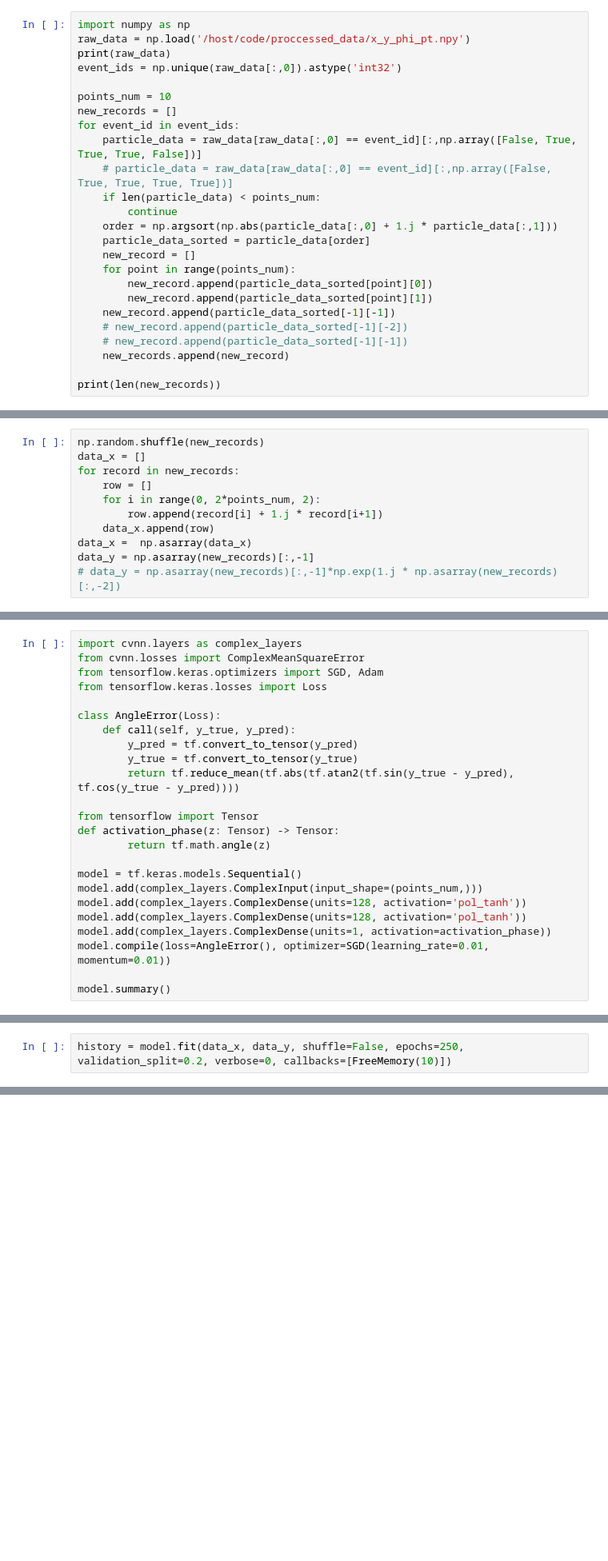
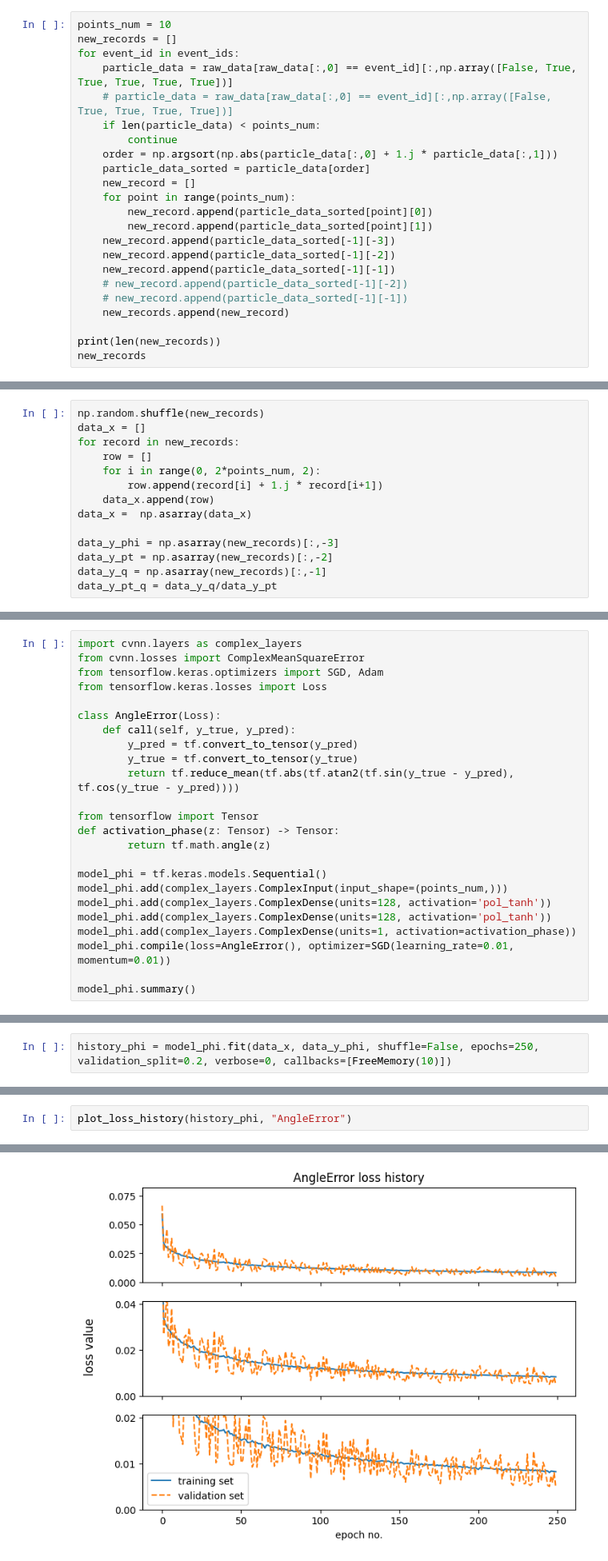
Before and after one commit to P4ndaM1x/engineering-dissertation, a Jupyter notebook: 10points_regression.ipynb, the cells around one changed output, grey strips where cells are left out. Shown at 80% size. Saved outputs shown, nothing was run; the diff lists cells and outputs as text; blank space fills up the shorter version.

Commit message:
data exploration and dockerfile updated

```diff
--- a/10points_regression.ipynb
+++ b/10points_regression.ipynb
@@ -25,13 +38,8 @@ Your kernel may have been built without NUMA support.
 # %%
-import numpy as np
-raw_data = np.load('/host/code/proccessed_data/x_y_phi_pt.npy')
-print(raw_data)
-event_ids = np.unique(raw_data[:,0]).astype('int32')
-
 points_num = 10
 new_records = []
 for event_id in event_ids:
-    particle_data = raw_data[raw_data[:,0] == event_id][:,np.array([False, True, True, True, False])]
+    particle_data = raw_data[raw_data[:,0] == event_id][:,np.array([False, True, True, True, True, True])]
     # particle_data = raw_data[raw_data[:,0] == event_id][:,np.array([False, True, True, True, True])]
     if len(particle_data) < points_num:
         continue
@@ -41,10 +49,13 @@ for event_id in event_ids:
     for point in range(points_num):
         new_record.append(particle_data_sorted[point][0])
         new_record.append(particle_data_sorted[point][1])
+    new_record.append(particle_data_sorted[-1][-3])
+    new_record.append(particle_data_sorted[-1][-2])
     new_record.append(particle_data_sorted[-1][-1])
     # new_record.append(particle_data_sorted[-1][-2])
     # new_record.append(particle_data_sorted[-1][-1])
     new_records.append(new_record)
 
 print(len(new_records))
+new_records
 # %% [output]
@@ -71,5 +86,8 @@ for record in new_records:
         row.append(record[i] + 1.j * record[i+1])
     data_x.append(row)
 data_x =  np.asarray(data_x)
-data_y = np.asarray(new_records)[:,-1]
-# data_y = np.asarray(new_records)[:,-1]*np.exp(1.j * np.asarray(new_records)[:,-2])
+
+data_y_phi = np.asarray(new_records)[:,-3]
+data_y_pt = np.asarray(new_records)[:,-2]
+data_y_q = np.asarray(new_records)[:,-1]
+data_y_pt_q = data_y_q/data_y_pt
@@ -89,14 +137,14 @@ from tensorflow import Tensor
 def activation_phase(z: Tensor) -> Tensor:
         return tf.math.angle(z)
 
-model = tf.keras.models.Sequential()
-model.add(complex_layers.ComplexInput(input_shape=(points_num,)))
-model.add(complex_layers.ComplexDense(units=128, activation='pol_tanh'))
-model.add(complex_layers.ComplexDense(units=128, activation='pol_tanh'))
-model.add(complex_layers.ComplexDense(units=1, activation=activation_phase))
-model.compile(loss=AngleError(), optimizer=SGD(learning_rate=0.01, momentum=0.01))
+model_phi = tf.keras.models.Sequential()
+model_phi.add(complex_layers.ComplexInput(input_shape=(points_num,)))
+model_phi.add(complex_layers.ComplexDense(units=128, activation='pol_tanh'))
+model_phi.add(complex_layers.ComplexDense(units=128, activation='pol_tanh'))
+model_phi.add(complex_layers.ComplexDense(units=1, activation=activation_phase))
+model_phi.compile(loss=AngleError(), optimizer=SGD(learning_rate=0.01, momentum=0.01))
 
-model.summary()
+model_phi.summary()
 # %% [output]
 Model: "sequential"
 _________________________________________________________________
@@ -117,5 +165,5 @@ Trainable params: 36098 (141.01 KB)
 Non-trainable params: 0 (0.00 Byte)
 _________________________________________________________________
 # %%
-history = model.fit(data_x, data_y, shuffle=False, epochs=250, validation_split=0.2, verbose=0, callbacks=[FreeMemory(10)])
+history_phi = model_phi.fit(data_x, data_y_phi, shuffle=False, epochs=250, validation_split=0.2, verbose=0, callbacks=[FreeMemory(10)])
 # %% [output]
@@ -172,0 +172,3 @@ plot_loss_history(history, "AngleError")
+# %%
+plot_loss_history(history_phi, "AngleError")
+# %% [output]
@@ -172,0 +177 @@ plot_loss_history(history, "AngleError")
+[figure, added]
```
Also changed, not shown: parts of 13 cells of this notebook, 3 other files.
